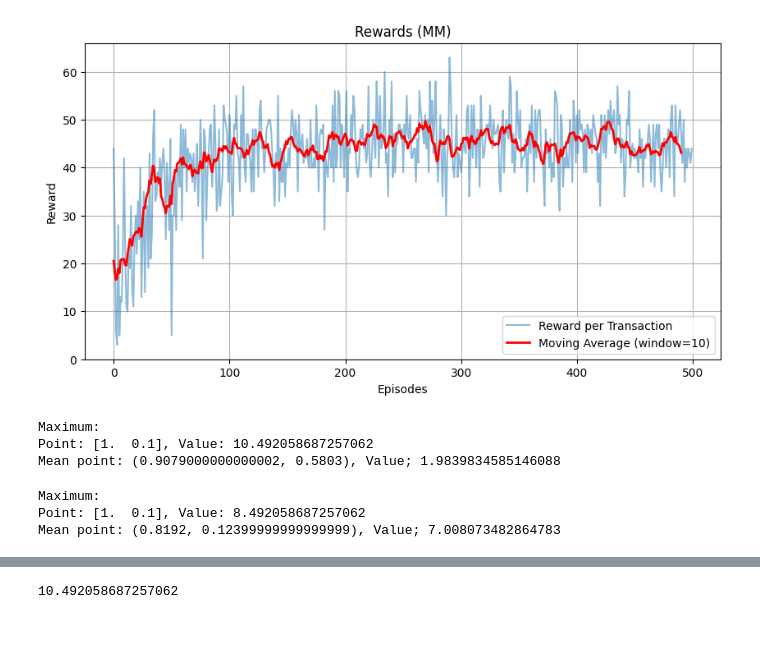
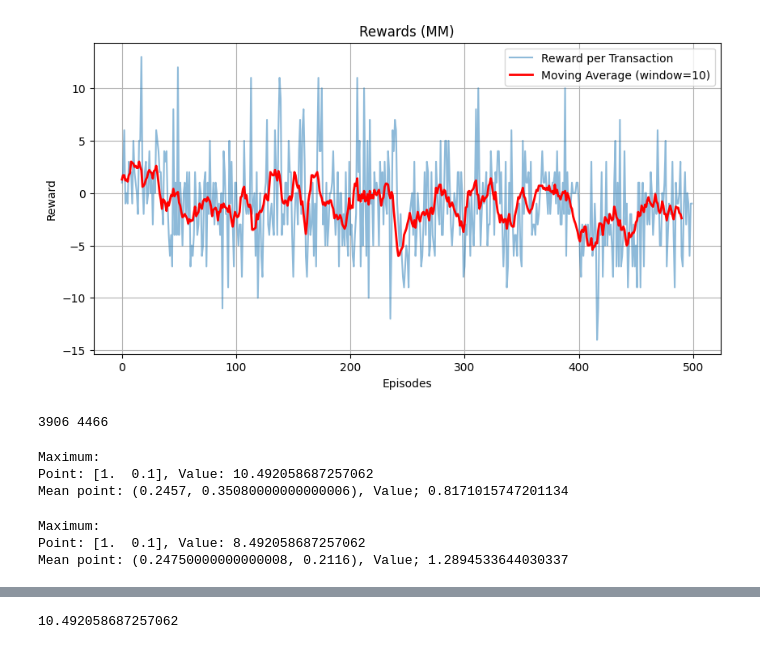
Before and after one commit to juanpabmedina/master_thesis, a Jupyter notebook: algorithms/p2p_energy_game_gpt/soccer_game_gpt.ipynb, the cells around one changed output, grey strips where cells are left out. Saved outputs shown, nothing was run; the diff lists cells and outputs as text; code cells hidden in the pictures.

Commit message:
The second agent is training

```diff
--- a/algorithms/p2p_energy_game_gpt/soccer_game_gpt.ipynb
+++ b/algorithms/p2p_energy_game_gpt/soccer_game_gpt.ipynb
@@ -77,30 +77,35 @@ Mean point: (0.12170000000000002, 0.5427000000000001), Value; -0.178834499
 # %%
 params = {
     'total_steps': 50000,
     'eval_intervals': 100,
     'min_power': 0.1,
     'max_power': 1,
     'min_price': 0.1,
     'max_price': 1,
-    'gen_threshold': 0,
-    'con_threshold': 1.1,
+    'gen_threshold': -0.2,
+    'con_threshold': 2,
     'agent1_actions': [-0.1, 0.0, 0.1],
     'agent2_actions': [-0.1, 0.0, 0.1],
     'a': 0.1,
     'b': 2,
     'c': 0,
     'agent1_id': 'C',
     'agent2_id': 'G'
 }
 agent_C_trained, agent_G_generic, reward_history, profit_history, ag1_win, ag2_win = train(mode='MR', kwargs=params)
 # %% [output]
-[figure, old version]
+[figure, new version]
+# %%
+print(ag1_win, ag2_win)
+# %% [output]
+3906 4466
 # %%
 eval_params = params.copy()
 eval_params.update({
     'init_gen_power': 0.5,
     'init_con_price': 0.5,
-    'total_steps': 100
+    'total_steps': 100,
+
 })
 
 # Define the function
@@ -140,13 +145,17 @@ print(f"Mean point: {x,y}, Value; {profit}")
 # %% [output]
 Maximum:
 Point: [1.  0.1], Value: 10.492058687257062
-Mean point: (0.9079000000000002, 0.5803), Value; 1.9839834585146088
+Mean point: (0.2457, 0.35080000000000006), Value; 0.8171015747201134
 # %%
 eval_params = params.copy()
 eval_params.update({
     'init_gen_power': 0.5,
     'init_con_price': 0.5,
-    'total_steps': 100
+    'total_steps': 100,
+    'gen_threshold': -0.2,
+    'con_threshold': 2,
+    'agent1_id': 'G',
+    'agent2_id': 'C'
 })
 
 # Define the function
@@ -186,4 +195,4 @@ print(f"Mean point: {x,y}, Value; {profit}")
 # %% [output]
 Maximum:
 Point: [1.  0.1], Value: 8.492058687257062
-Mean point: (0.8192, 0.12399999999999999), Value; 7.008073482864783
+Mean point: (0.24750000000000008, 0.2116), Value; 1.2894533644030337
```
Also changed, not shown: parts of 8 cells of this notebook, 2 other files.
